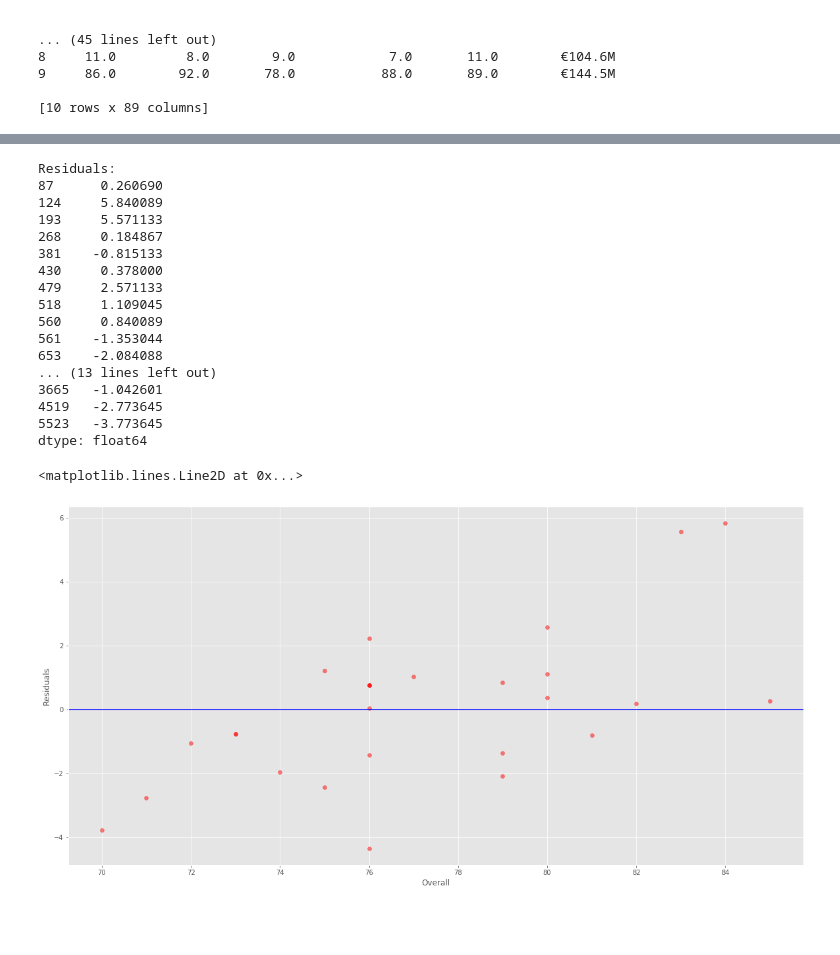
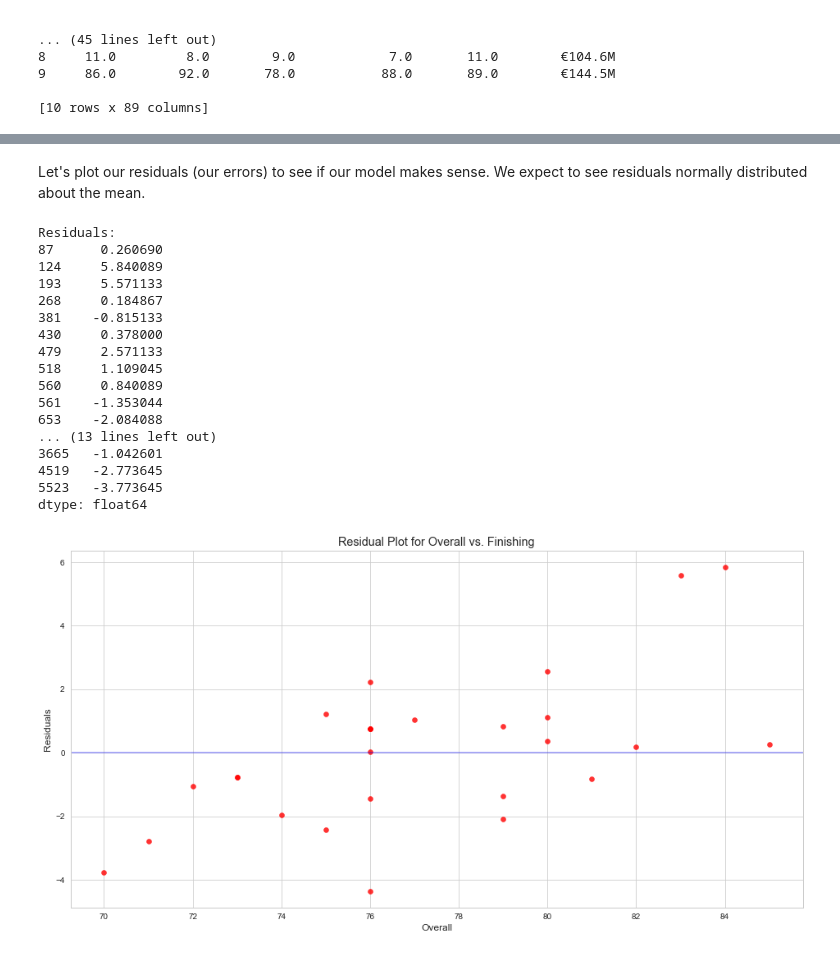
Before and after one commit to socratictreason/Data_Science_Bootcamp, a Jupyter notebook: Week_2/MoneyBall.ipynb, the cells around one changed output, grey strips where cells are left out. Saved outputs shown, nothing was run; the diff lists cells and outputs as text; code cells hidden in the pictures; blank space fills up the shorter version.

```diff
--- a/Week_2/MoneyBall.ipynb
+++ b/Week_2/MoneyBall.ipynb
@@ -156,2 +186,3 @@ sns.boxplot(x="variable", y="value", data=pd.melt(X))
 # %%
-fifa_df = fifa_df[fifa_df['Position'].str.contains('ST', na = False)]
+strikers = fifa_df[fifa_df['Position'] == 'ST']
+strikers
@@ -172,0 +226,8 @@ Y = fifa_df[target]
+# %%
+best_strikers = strikers.where((strikers['SprintSpeed'] > 80)
+                               & (strikers['Acceleration'] > 80)
+                               & (strikers['Strength'] > 70)
+                               & (strikers['Finishing'] > 70)
+                               & (strikers['Value'] < 50000000)).dropna(how='all')
+
+print(best_strikers.shape[0], 'Rows, ', best_strikers.shape[1], 'Columns')
@@ -173,8 +240,8 @@ Y = fifa_df[target]
 # %%
-x = fifa_df['Finishing']
-y = fifa_df['Overall']
+X = best_strikers['Finishing']
+y = best_strikers['Overall']
 # %%
-x = sm.add_constant(x)
+x = sm.add_constant(X)
 model = sm.OLS(y, x)
 results = model.fit()
 print(results.summary())
@@ -205,29 +275,33 @@ sns.regplot(x, y, color='blue', scatter_kws={'alpha':0.3})
+# %% [markdown]
+Let's plot our residuals (our errors) to see if our model makes sense. We expect to see residuals normally distributed about the mean.
 # %%
 residuals = results.resid
 print('Residuals: \n' + str(residuals) + '\n\n')
 
-fig, ax = plt.subplots(figsize=(20,10))
-plt.scatter(fifa_df['Overall'], residuals, color='red', alpha=0.5)
+fig = plt.figure()
+plt.scatter(y, residuals, color='red', alpha=0.8)
+plt.axhline(y=0, color='b', linestyle='-', alpha=0.4)   # Horizontal line centered at 0
+
 plt.xlabel('Overall')
 plt.ylabel('Residuals')
-plt.axhline(y=0, color='b', linestyle='-')
+plt.title('Residual Plot for Overall vs. Finishing')
+plt.show()
 # %% [output]
 Residuals:
 87      0.260690
 124     5.840089
 193     5.571133
 268     0.184867
 381    -0.815133
 430     0.378000
 479     2.571133
 518     1.109045
 560     0.840089
 561    -1.353044
 653    -2.084088
 ... (13 lines left out)
 3665   -1.042601
 4519   -2.773645
 5523   -3.773645
 dtype: float64
-<matplotlib.lines.Line2D at 0x...>
-[figure, old version]
+[figure, new version]
```
Also changed, not shown: parts of 43 cells of this notebook.
